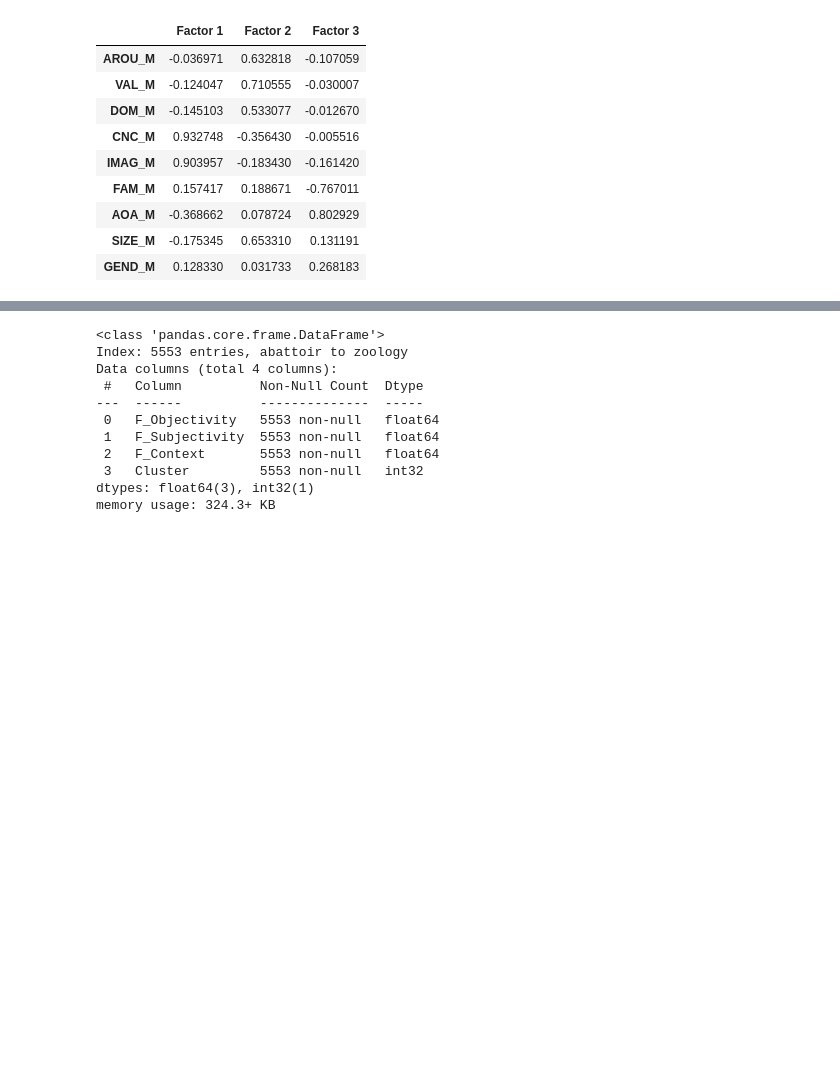
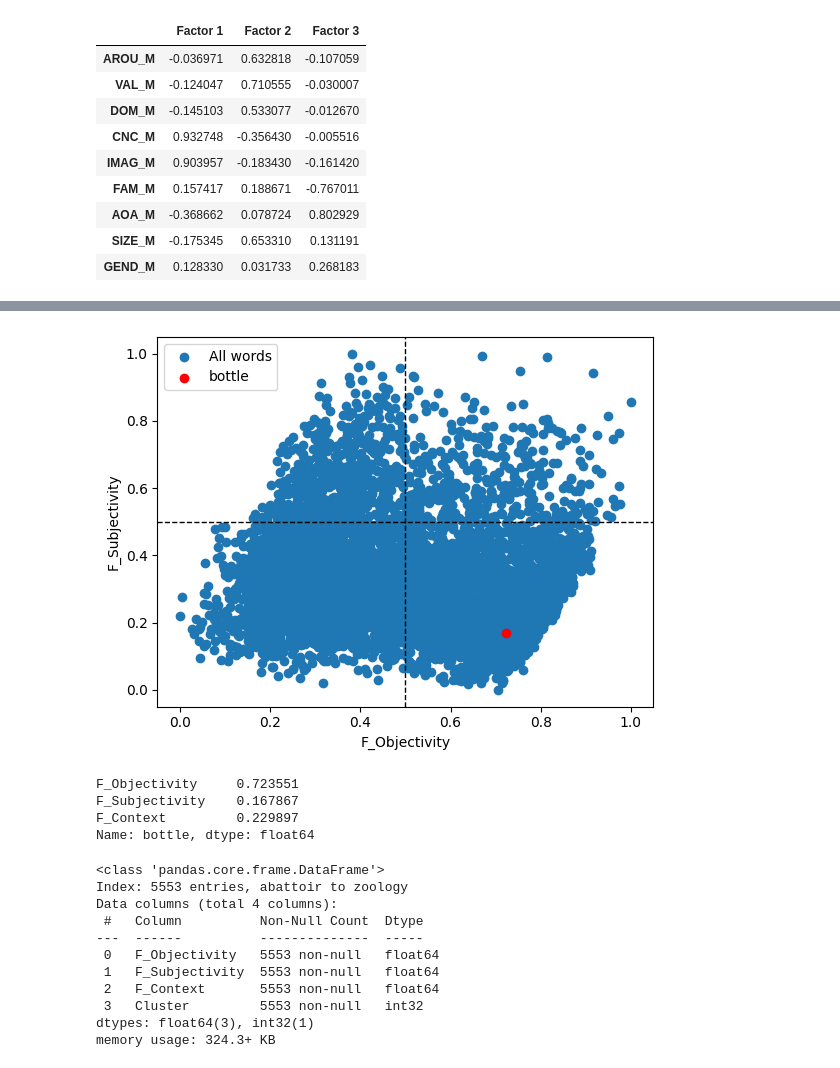
Before and after one commit to tbnsilveira/semantic_factors, a Jupyter notebook: notebooks/Semantic_Factors_by_Mean_Teste_EDU.ipynb, the cells around one changed output, grey strips where cells are left out. Drawn from its saved outputs; the diff is of its cells as text; code cells hidden in the pictures; blank space fills up the shorter version.

Commit message:
applied minMaxScaler in factor laods

```diff
--- a/notebooks/Semantic_Factors_by_Mean_Teste_EDU.ipynb
+++ b/notebooks/Semantic_Factors_by_Mean_Teste_EDU.ipynb
@@ -625,7 +625,7 @@ Styler.applymap has been deprecated. Use Styler.map instead.
 | SIZE_M | -0.175345 | 0.653310 | 0.131191 |
 | GEND_M | 0.128330 | 0.031733 | 0.268183 |
 # %%
-word = 'dog'
+word = 'suffering'
 # %%
 plot_word(word)
 scores.loc[word]
@@ -638,0 +643,9 @@ Name: dog, dtype: float64
+# %%
+# Inicialize o MinMaxScaler
+scaler = MinMaxScaler()
+
+# Ajuste e transforme as cargas fatoriais
+score_scaled = scaler.fit_transform(scores)
+
+# Crie um novo DataFrame com as cargas fatoriais redimensionadas
+score_scaled_df = pd.DataFrame(score_scaled, columns=['F_Objectivity', 'F_Subjectivity', 'F_Context'], index=scores.index)
@@ -638,0 +672,26 @@ Name: dog, dtype: float64
+# %%
+def plot_semantics(word, scores=scores):
+    # Create a scatter plot for all points
+    plt.scatter(scores[x_column], scores[y_column], label='All words')
+
+    # Add horizontal and vertical lines at 0
+    plt.axhline(0.5, color='black', linestyle='--', linewidth=1)
+    plt.axvline(0.5, color='black', linestyle='--', linewidth=1)
+
+    try:
+        # Highlight the specific point
+        highlight_x = scores.loc[word, x_column]
+        highlight_y = scores.loc[word, y_column]
+        plt.scatter(highlight_x, highlight_y, color='red', label=f'{word}')
+
+    except KeyError:
+        # If the word is not in the DataFrame, print a warning
+        print(f'Warning: {word} is not scored.')
+
+    # Add labels and legend
+    plt.xlabel(x_column)
+    plt.ylabel(y_column)
+    plt.legend()
+
+    # Show the plot
+    plt.show()
@@ -639,3 +710,14 @@ Name: dog, dtype: float64
+# %%
+word = 'bottle'
+
+plot_semantics(word, scores=score_scaled_df)
+score_scaled_df.loc[word]
+# %% [output]
+[figure, added]
+F_Objectivity     0.723551
+F_Subjectivity    0.167867
+F_Context         0.229897
+Name: bottle, dtype: float64
 # %%
 viz_GlasgowR([word], new_df)
 # %%
```
Also changed, not shown: parts of 5 cells of this notebook.
